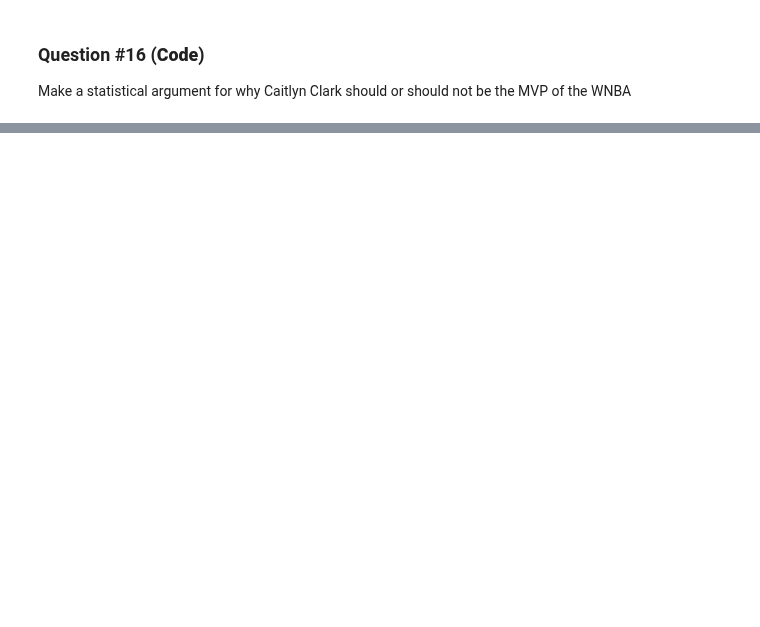
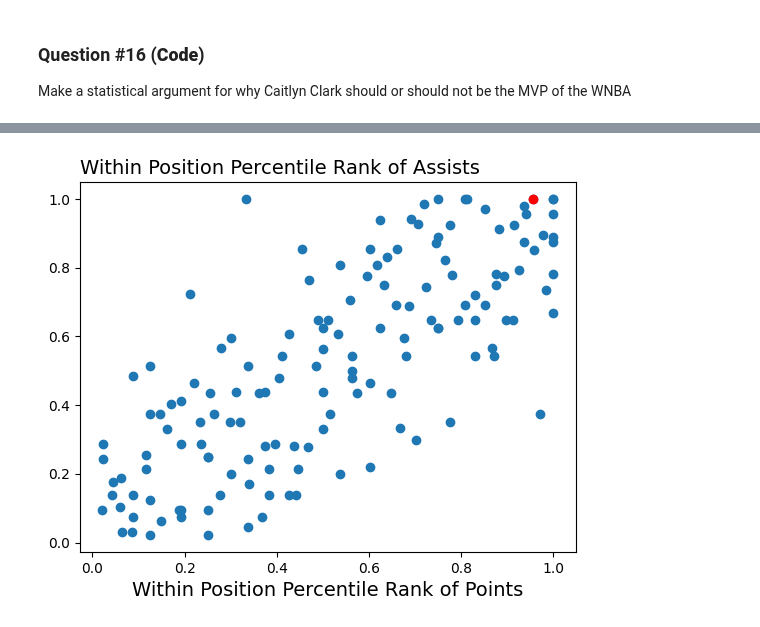
Before and after one commit to pharringtonp19/business-analytics, a Jupyter notebook: homeworks/HW2_solutions.ipynb, the cells around one changed output, grey strips where cells are left out. Saved outputs shown, nothing was run; the diff lists cells and outputs as text; code cells hidden in the pictures; blank space fills up the shorter version.

```diff
--- a/homeworks/HW2_solutions.ipynb
+++ b/homeworks/HW2_solutions.ipynb
@@ -217,0 +280,21 @@ Make a statistical argument for why Caitlyn Clark should or should not be the MV
+# %%
+# Restrict to only players who average more than 5 minutes per game and have played more than 10 Games in the season
+condition = (df['MP.1'] >= 5 ) & (df['G'] >=10)
+df_avail = df[condition].reset_index()
+
+# Within each position, compute the percentage rank of the player by Assists and Points
+df_avail['PTS_percentile'] = df_avail.groupby('Pos')['PTS'].rank(pct=True)
+df_avail['AST_percentile'] = df_avail.groupby('Pos')['AST'].rank(pct=True)
+
+# Scatterplot of the within position points percentile and assists percentile
+plt.scatter(df_avail['PTS_percentile'], df_avail['AST_percentile'])
+
+# Filter the dataset and Show Caitlin Clark
+condition = df_avail['Player'] == 'Caitlin Clark'
+cc_df = df_avail[condition]
+plt.scatter(cc_df['PTS_percentile'], cc_df['AST_percentile'], color='red')
+plt.title("Within Position Percentile Rank of Assists", size=14, loc='left')
+plt.xlabel("Within Position Percentile Rank of Points", size=14)
+plt.show()
+# %% [output]
+[figure, added]
```
Also changed, not shown: parts of 6 cells of this notebook.
